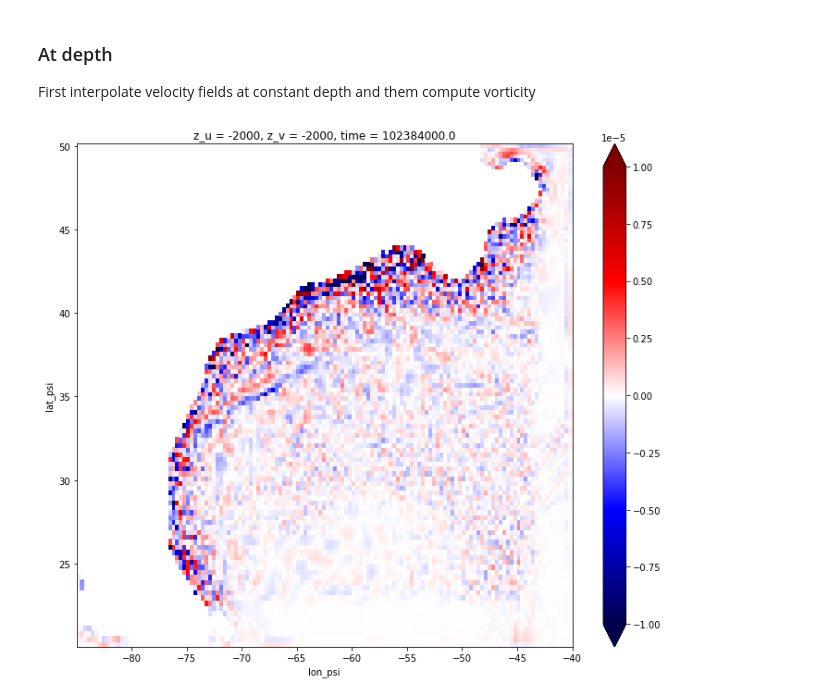
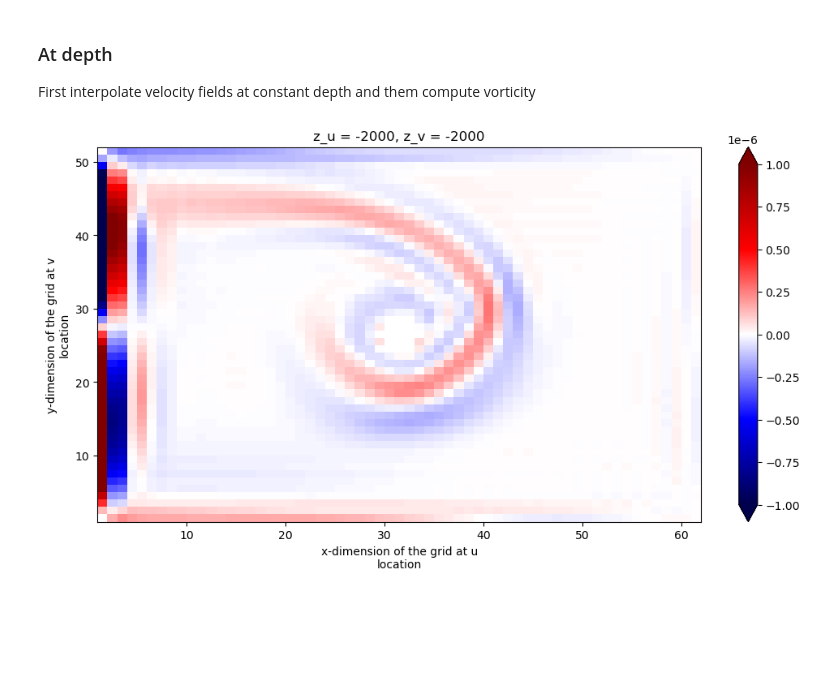
Before and after one commit to Mesharou/mesharou.github.io, a Jupyter notebook: ModNum/example_croco_xarray.ipynb, the cells around one changed output. Cells and saved outputs as stored; diff of their text form; code cells hidden in the pictures; blank space fills up the shorter version.

```diff
--- a/ModNum/example_croco_xarray.ipynb
+++ b/ModNum/example_croco_xarray.ipynb
@@ -285,15 +32,14 @@ def add_grd(ds,grd):
 # %% [markdown]
 # Open the dataset
 # %%
-#hisfile = '/net/libra/local/tmp/1/gula/ROMS/roms_for_ModNum/2122/case_topo/basin_his.nc'
 
 # Example 1: CROCO file without CURVGRID (test case)
-#hisfile = '/net/libra/local/tmp/1/gula/ROMS/roms_for_ModNum/2122/case_seamount/basin_his.nc'
-
-hisfile='2223/CROCO_FILES/croco_his.nc'
+hisfile = '/net/libra/local/tmp/1/gula/ROMS/roms_for_ModNum/2122/case_seamount/basin_his.nc'
+#hisfile = '/net/libra/local/tmp/1/gula/ROMS/roms_for_ModNum/1718//case12/basin_his.nc'
 
 # Example 2: regular realistic CROCO file
 #hisfile = '/data0/project/meddle/gula/ROMS/Simulations/GIGATL/GIGATL1/gigatl1_1h_tides_region_01_2009-02-01.nc'
+#hisfile='2223/CROCO_FILES/croco_his.nc'
 
 # Example 3: XIOS realistic CROCO file
 #hisfile = '/net/omega/local/tmp/1/gula/GIGATL6/GIGATL6_1h_tides/HIS/GIGATL6_5d_aver.mean.2005-2011.nc'
@@ -307,13 +53,12 @@ hisfile='2223/CROCO_FILES/croco_his.nc'
 #######################
 
 ds = xr.open_dataset(hisfile)
-ds = adjust_coords(ds)
+ds = xc.adjust_coords(ds)
 
 ########
 # Just keep last time-step
 
 ds = ds.isel(time=-1)
-
-#ds
+ds
 # %% [output]
 for regular CROCO files
@@ -327,11 +89,11 @@ if 'h' not in ds:
 
 ########
 # Add vertical coordinate (z)
-ds = add_vertical_coord(ds)
+ds = xc.add_vertical_coord(ds)
 
 ########
 # Add an xgcm Grid instance to the dataset
-ds = _compute_metrics_curvilinear(ds)
+ds = xc._compute_metrics_curvilinear(ds)
 grid = ds.attrs['xgcm-Grid']
 
 ########
@@ -449,15 +211,15 @@ First interpolate velocity fields at constant depth and them compute vorticity
 # %%
 depth = -2000
 
-u_z = grid.transform(ds.u, 'z', [depth], target_data=ds.z_u).compute()
-v_z = grid.transform(ds.v, 'z', [depth], target_data=ds.z_v).compute()
+u_z = grid.transform(ds.u, 'z', np.array([depth]), target_data=ds.z_u).compute()
+v_z = grid.transform(ds.v, 'z', np.array([depth]), target_data=ds.z_v).compute()
 
 vort_z = (-grid.derivative(u_z, 'y') + grid.derivative(v_z, 'x')); del u_z,v_z
 
 try:
     vort_z.where(ds.mask_psi==1).plot(x=xdim+'_psi', y=ydim+'_psi',\
                                                  vmin=-1e-5, vmax=1e-5, cmap='seismic', figsize=(12,10))
 except:
     vort_z.plot(vmin=-1e-6, vmax=1e-6, cmap='seismic', figsize=(12,6))
 # %% [output]
-[figure, old version]
+[figure, new version]
```
Also changed, not shown: parts of 10 cells of this notebook, 7 other files.
